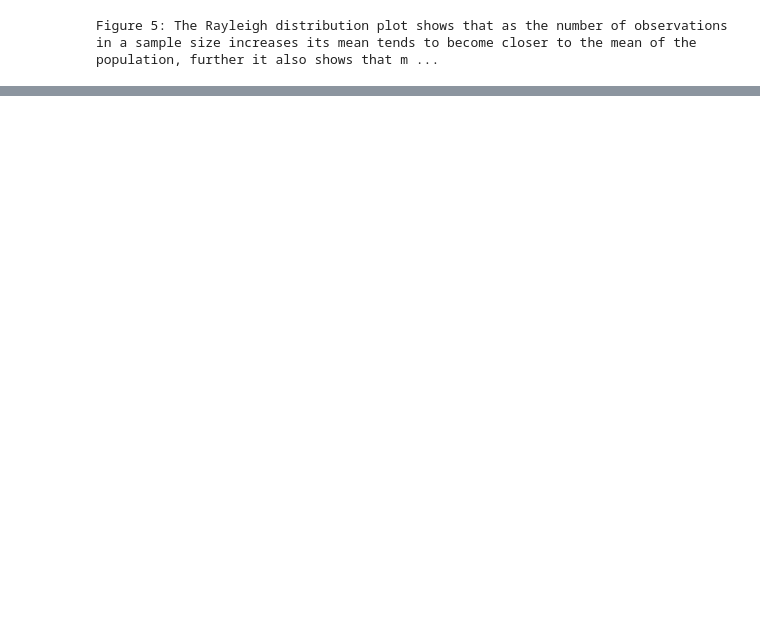
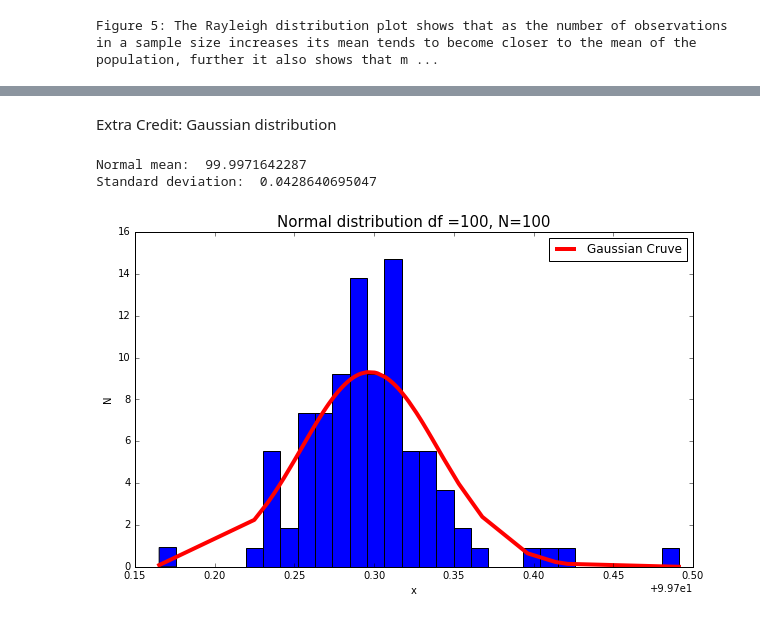
Before and after one commit to as10724/PUI2016_as10724, a Jupyter notebook: HW3_as10724/Assignment 1.ipynb, the cells around one changed output, grey strips where cells are left out. Cells and saved outputs as stored; diff of their text form; code cells hidden in the pictures; blank space fills up the shorter version.

```diff
--- a/HW3_as10724/Assignment 1.ipynb
+++ b/HW3_as10724/Assignment 1.ipynb
@@ -202,0 +201,29 @@ Standard deviation:  2.48466772371
+# %% [markdown]
+Extra Credit: Gaussian distribution
+# %%
+def normrandom(df, s):
+    return np.random.normal( df, size = s).mean()
+
+norm_mean = [normrandom(df, s) for s in sample]
+
+distributions['norm'] = norm_mean
+
+import scipy.stats as stats
+# Code adapted from http://stackoverflow.com/questions/20011494/plot-normal-distribution-with-matplotlib
+h = sorted(distributions['norm'])
+fit = stats.norm.pdf(h, np.mean(h), np.std(h))
+
+#Ploting the histogram and Gaussian
+pl.figure(figsize=(10, 6))
+pl.hist(distributions['norm'], bins = 30, normed = 1)
+pl.plot( h, fit, linewidth = 4, color = 'red', label = 'Gaussian Cruve')
+pl.ylabel('N')
+pl.xlabel('x')
+pl.title('Normal distribution df =100, N=100', size = 15)
+pl.legend()
+print ('Normal mean: ', np.mean(distributions['norm']))
+print ('Standard deviation: ', np.std(distributions['norm']))
+# %% [output]
+Normal mean:  99.9971642287
+Standard deviation:  0.0428640695047
+[figure, added]
```
Also changed, not shown: parts of 14 cells of this notebook.
